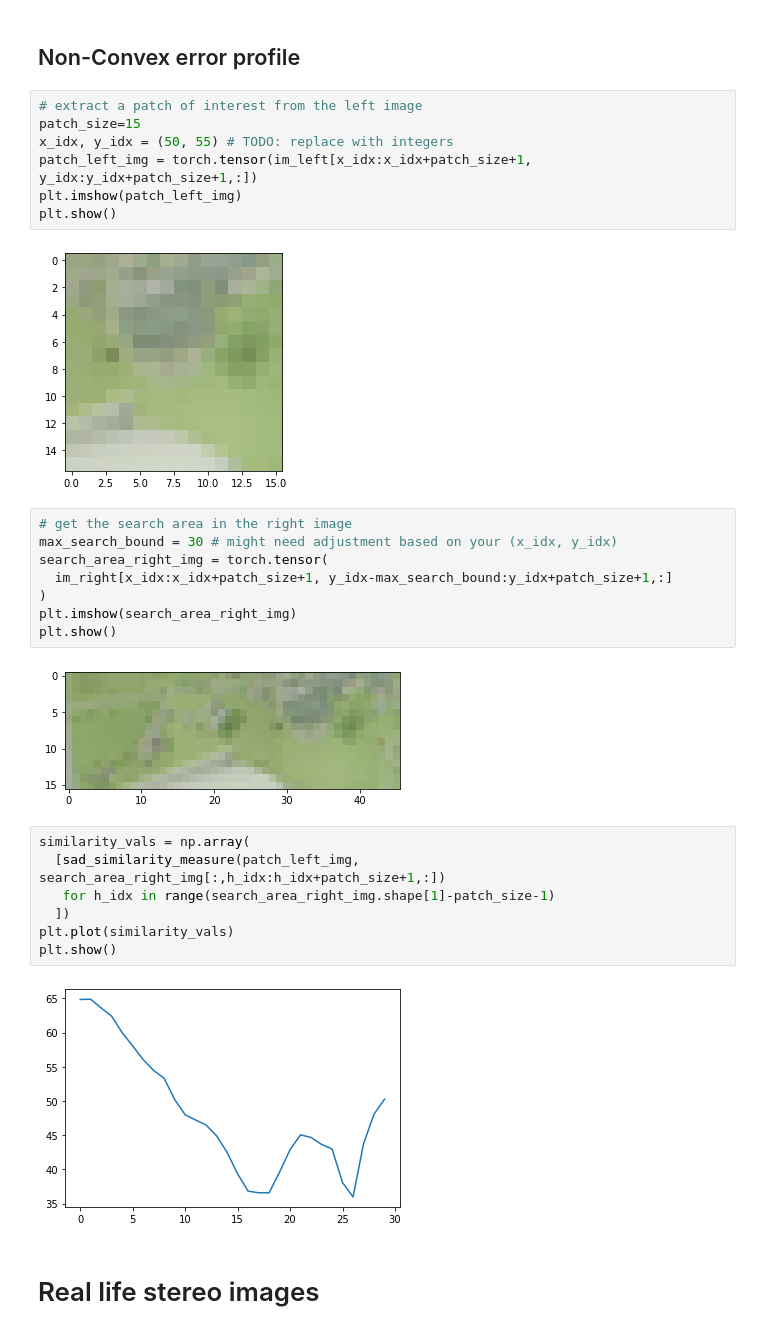
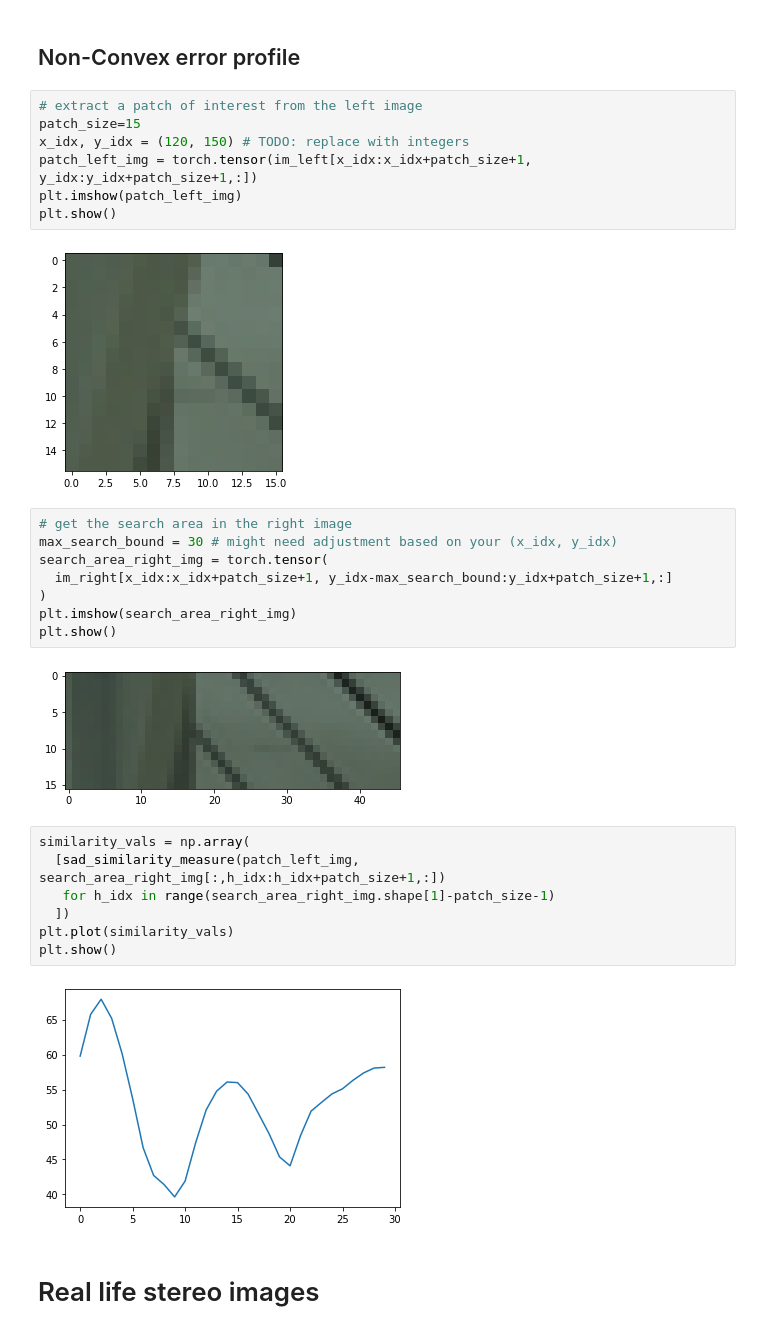
Before and after one commit to j-void/CS-6320, a Jupyter notebook: proj5.1_6320/proj5_code/simple_stereo.ipynb, the cells around one changed output. Saved outputs shown, nothing was run; the diff lists cells and outputs as text.

```diff
--- a/proj5.1_6320/proj5_code/simple_stereo.ipynb
+++ b/proj5.1_6320/proj5_code/simple_stereo.ipynb
@@ -257,12 +250,12 @@ plt.show()
 # %%
 # extract a patch of interest from the left image
 patch_size=15
-x_idx, y_idx = (50, 55) # TODO: replace with integers
+x_idx, y_idx = (120, 150) # TODO: replace with integers
 patch_left_img = torch.tensor(im_left[x_idx:x_idx+patch_size+1, y_idx:y_idx+patch_size+1,:])
 plt.imshow(patch_left_img)
 plt.show()
 # %% [output]
-[figure, old version]
+[figure, new version]
 # %%
 # get the search area in the right image
 max_search_bound = 30 # might need adjustment based on your (x_idx, y_idx)
@@ -272,7 +265,7 @@ search_area_right_img = torch.tensor(
 plt.imshow(search_area_right_img)
 plt.show()
 # %% [output]
-[figure, old version]
+[figure, new version]
 # %%
 similarity_vals = np.array(
   [sad_similarity_measure(patch_left_img, search_area_right_img[:,h_idx:h_idx+patch_size+1,:])
@@ -281,7 +274,7 @@ similarity_vals = np.array(
 plt.plot(similarity_vals)
 plt.show()
 # %% [output]
-[figure, old version]
+[figure, new version]
 # %% [markdown]
 # Real life stereo images
 # %% [markdown]
```
Also changed, not shown: parts of 4 cells of this notebook, 4 other files.
